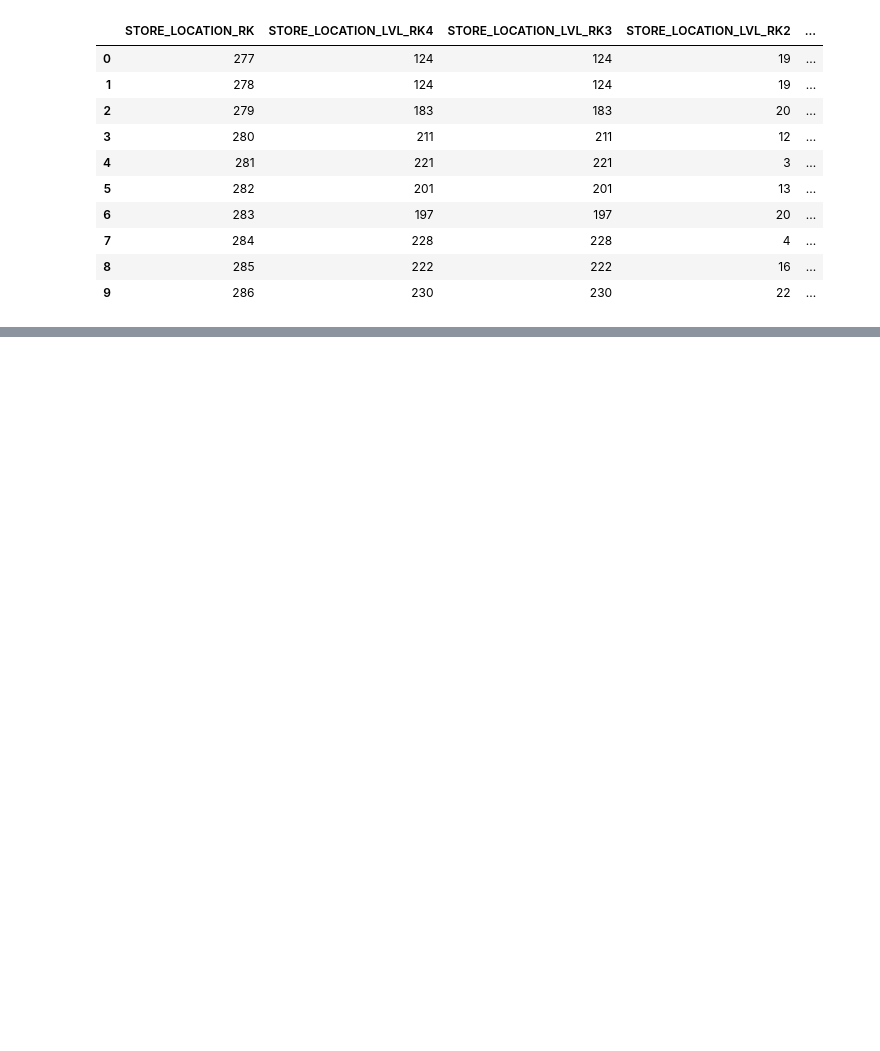
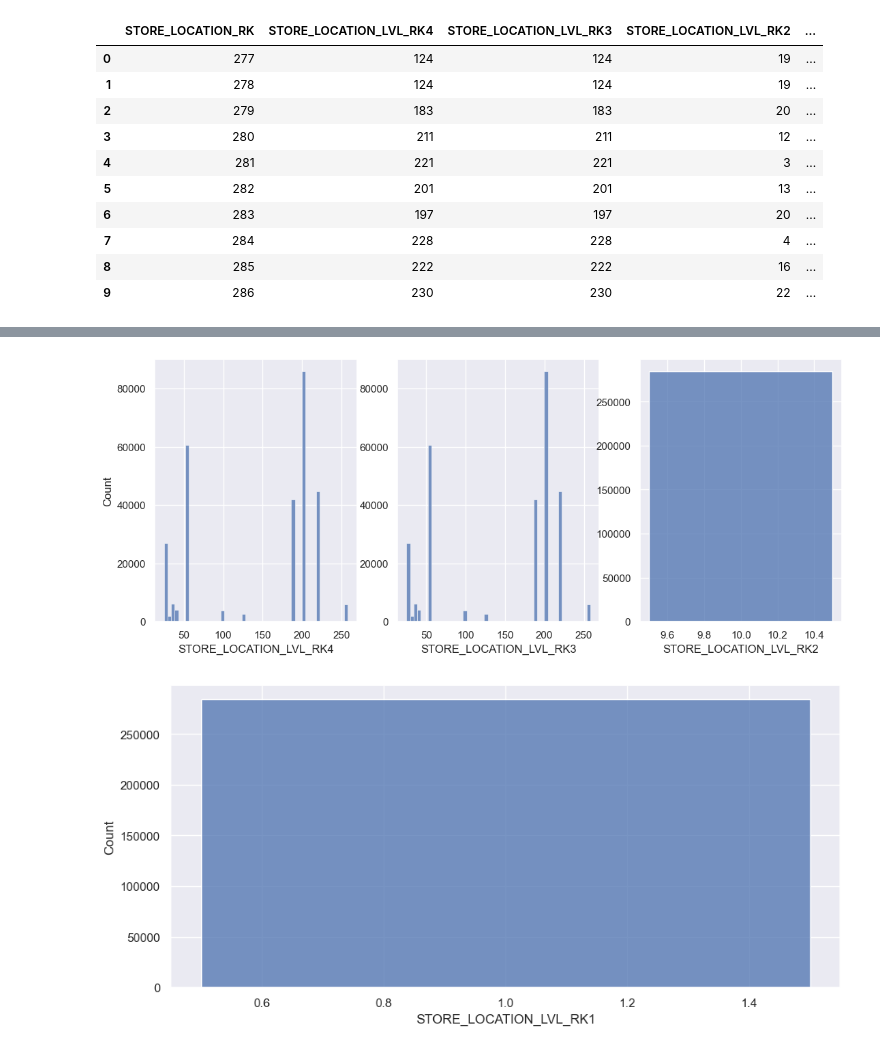
Before and after one commit to tane-superior/retail-demand-forecast, a Jupyter notebook: proj.ipynb, the cells around one changed output, grey strips where cells are left out. Cells and saved outputs as stored; diff of their text form; code cells hidden in the pictures; blank space fills up the shorter version.

```diff
--- a/proj.ipynb
+++ b/proj.ipynb
@@ -101,0 +115,4 @@ train_merged.head(10)
+# %%
+filtered_merged = train_merged[train_merged.columns.difference(list(train_merged.filter(regex='.*_hashing.*')), sort=False)]
+
+filtered_merged.head(10)
@@ -101,0 +131,22 @@ train_merged.head(10)
+# %%
+import matplotlib.ticker as ticker
+
+def mass_hist_plot(df: pd.core.frame.DataFrame, cols: List) -> None:
+    cum = math.floor(len(cols) / 3)
+    muc = len(cols) % 3
+    fig, ax = plt.subplots(cum, 3, figsize=(13, 5*cum))
+    ax = ax.flatten()
+
+    if muc != 0:
+        fig_add, ax_add = plt.subplots(1, muc, figsize=(11, 5))
+        ax = np.append(ax, ax_add)
+
+    for i in range(len(cols)):
+        plot = sns.histplot(df[cols[i]], ax=ax[i])
+        if i % 3:
+            plot.set_ylabel("")
+# %%
+mass_hist_plot(filtered_merged, ['STORE_LOCATION_LVL_RK4', 'STORE_LOCATION_LVL_RK3', 'STORE_LOCATION_LVL_RK2', 'STORE_LOCATION_LVL_RK1'])
+# %% [output]
+[figure, added]
+[figure, added]
```
Also changed, not shown: parts of 24 cells of this notebook.
